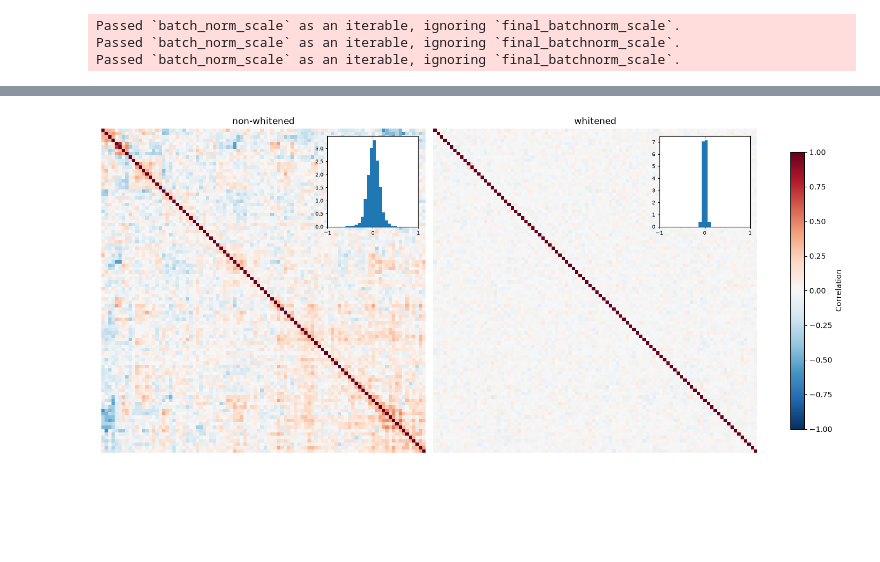
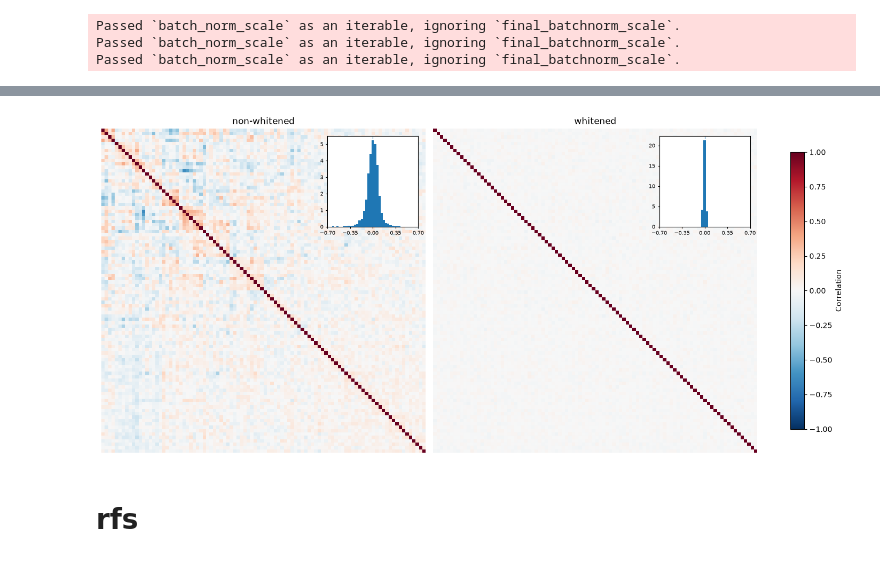
Before and after one commit to NathanSoeding/sensorium, a Jupyter notebook: analysis/paper_plots.ipynb, the cells around one changed output, grey strips where cells are left out. Saved outputs shown, nothing was run; the diff lists cells and outputs as text; code cells hidden in the pictures; blank space fills up the shorter version.

Commit message:
paper plots and spatial init noise option

```diff
--- a/analysis/paper_plots.ipynb
+++ b/analysis/paper_plots.ipynb
@@ -47,9 +47,9 @@ data_keys = list(dataloaders['train'].keys())
 # %%
 # load models
 paths = [
-    '../training/runs/sigma4/sigma4_size17_seed0',
-    '../training/runs/sigma4/sigma4_size17_seed42',
-    '../training/runs/sigma4/sigma4_size17_seed123',
+    '../training/runs/baseline/baseline_seed9',
+    '../training/runs/baseline/baseline_seed87',
+    '../training/runs/baseline/baseline_seed333',
 ]
 
 models = []
@@ -65,6 +67,6 @@ model = models[0]
 # %%
 # load batches and save feature vecs
-num_batches = 1
+num_batches = 5
 
 features = {}
 for mode in ['train', 'validation']:
@@ -105,2 +104,0 @@ def get_stats(X):
-# %%
-val_mu, val_cov, val_cor = get_stats(features['validation'])
@@ -262,10 +277,13 @@ def plot_corr_matrices(corr1, corr2, labels=None,
 # %%
 fig, axes = plot_corr_matrices(
     val_cor,
     white_cor,
     labels=None,
     titles=('non-whitened', 'whitened'),
+    bins=41,
 )
 plt.show()
 # %% [output]
-[figure, old version]
+[figure, new version]
+# %% [markdown]
+# rfs
```
Also changed, not shown: parts of 9 cells of this notebook, 3 other files.
